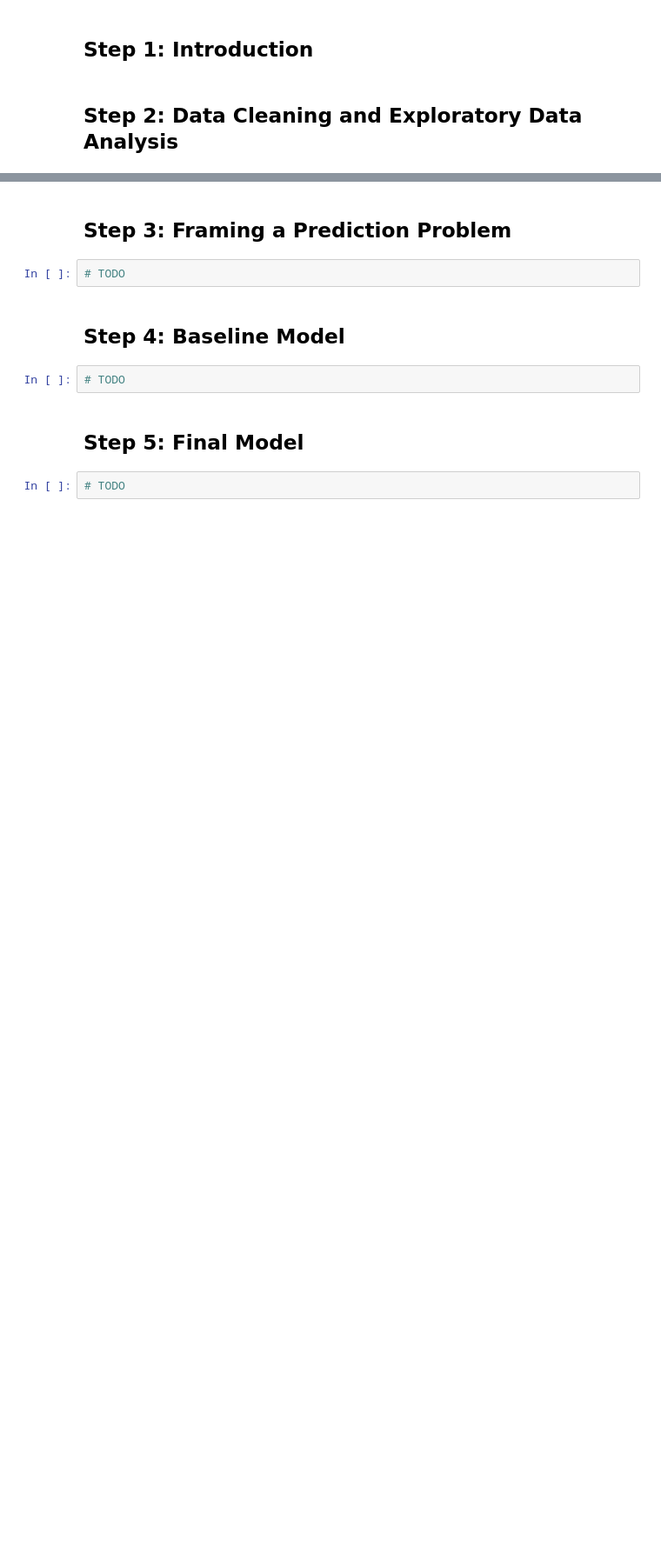
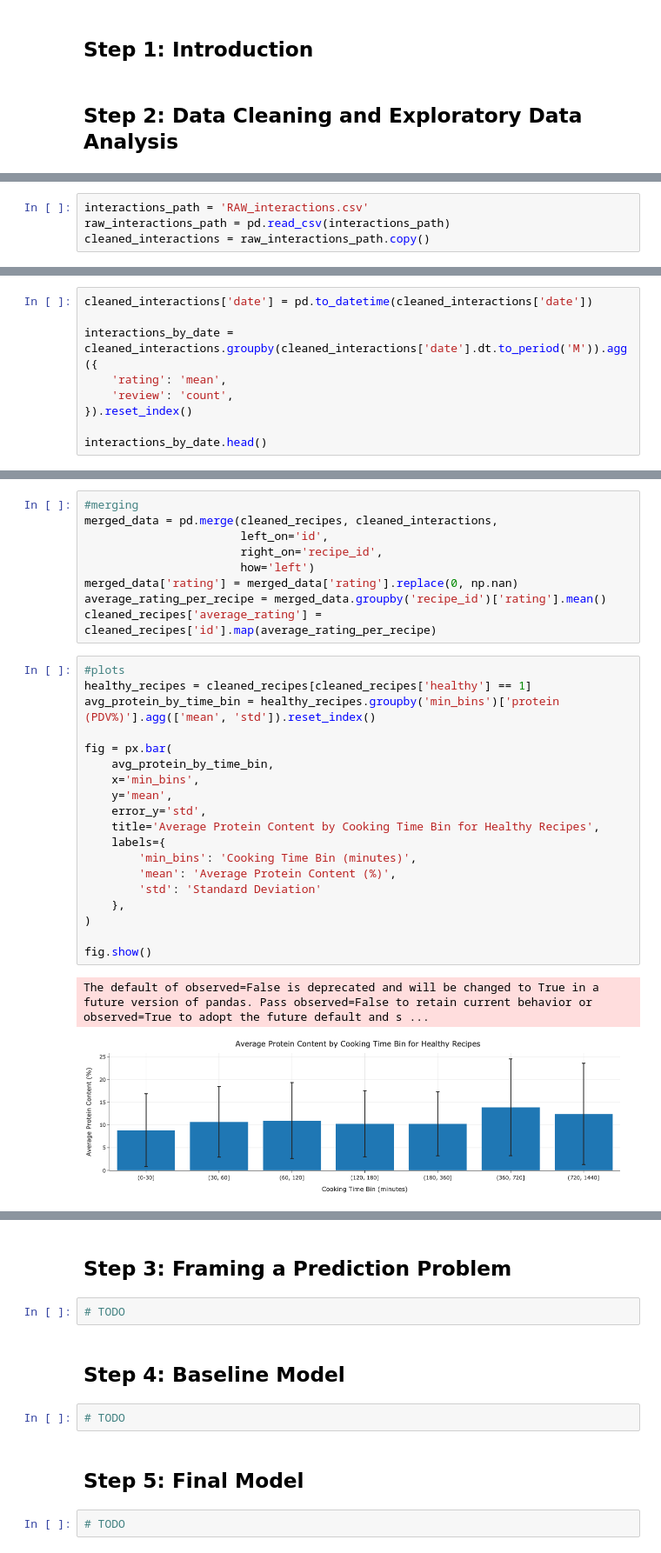
Before and after one commit to megha-sharma8/recipes-and-ratings-analysis, a Jupyter notebook: template.ipynb, the cells around one changed output, grey strips where cells are left out. Shown: that part at 87% size. Drawn from its saved outputs; the diff is of its cells as text; blank space fills up the shorter version.

```diff
--- a/template.ipynb
+++ b/template.ipynb
@@ -116,0 +30,4 @@ Name: nutrition, Length: 83782, dtype: object
+# %%
+interactions_path = 'RAW_interactions.csv'
+raw_interactions_path = pd.read_csv(interactions_path)
+cleaned_interactions = raw_interactions_path.copy()
@@ -151,0 +96,9 @@ raw_recipes.head(11)
+# %%
+cleaned_interactions['date'] = pd.to_datetime(cleaned_interactions['date'])
+
+interactions_by_date = cleaned_interactions.groupby(cleaned_interactions['date'].dt.to_period('M')).agg({
+    'rating': 'mean',
+    'review': 'count',
+}).reset_index()
+
+interactions_by_date.head()
@@ -151,0 +112,31 @@ raw_recipes.head(11)
+# %%
+#merging
+merged_data = pd.merge(cleaned_recipes, cleaned_interactions,
+                       left_on='id',
+                       right_on='recipe_id',
+                       how='left')
+merged_data['rating'] = merged_data['rating'].replace(0, np.nan)
+average_rating_per_recipe = merged_data.groupby('recipe_id')['rating'].mean()
+cleaned_recipes['average_rating'] = cleaned_recipes['id'].map(average_rating_per_recipe)
+# %%
+#plots
+healthy_recipes = cleaned_recipes[cleaned_recipes['healthy'] == 1]
+avg_protein_by_time_bin = healthy_recipes.groupby('min_bins')['protein (PDV%)'].agg(['mean', 'std']).reset_index()
+
+fig = px.bar(
+    avg_protein_by_time_bin,
+    x='min_bins',
+    y='mean',
+    error_y='std',
+    title='Average Protein Content by Cooking Time Bin for Healthy Recipes',
+    labels={
+        'min_bins': 'Cooking Time Bin (minutes)',
+        'mean': 'Average Protein Content (%)',
+        'std': 'Standard Deviation'
+    },
+)
+
+fig.show()
+# %% [output]
+The default of observed=False is deprecated and will be changed to True in a future version of pandas. Pass observed=False to retain current behavior or observed=True to adopt the future default and s ...
+[figure, added]
```
Also changed, not shown: parts of 23 cells of this notebook.
